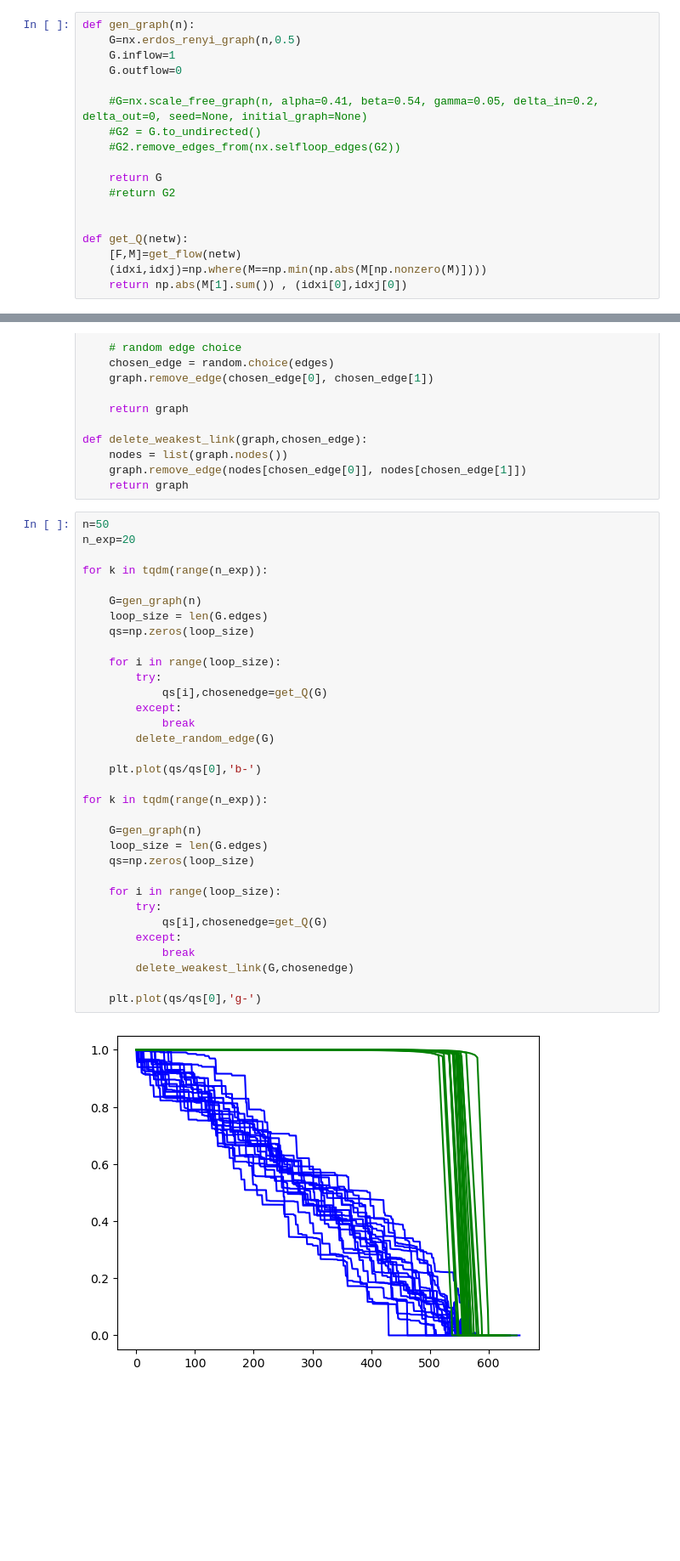
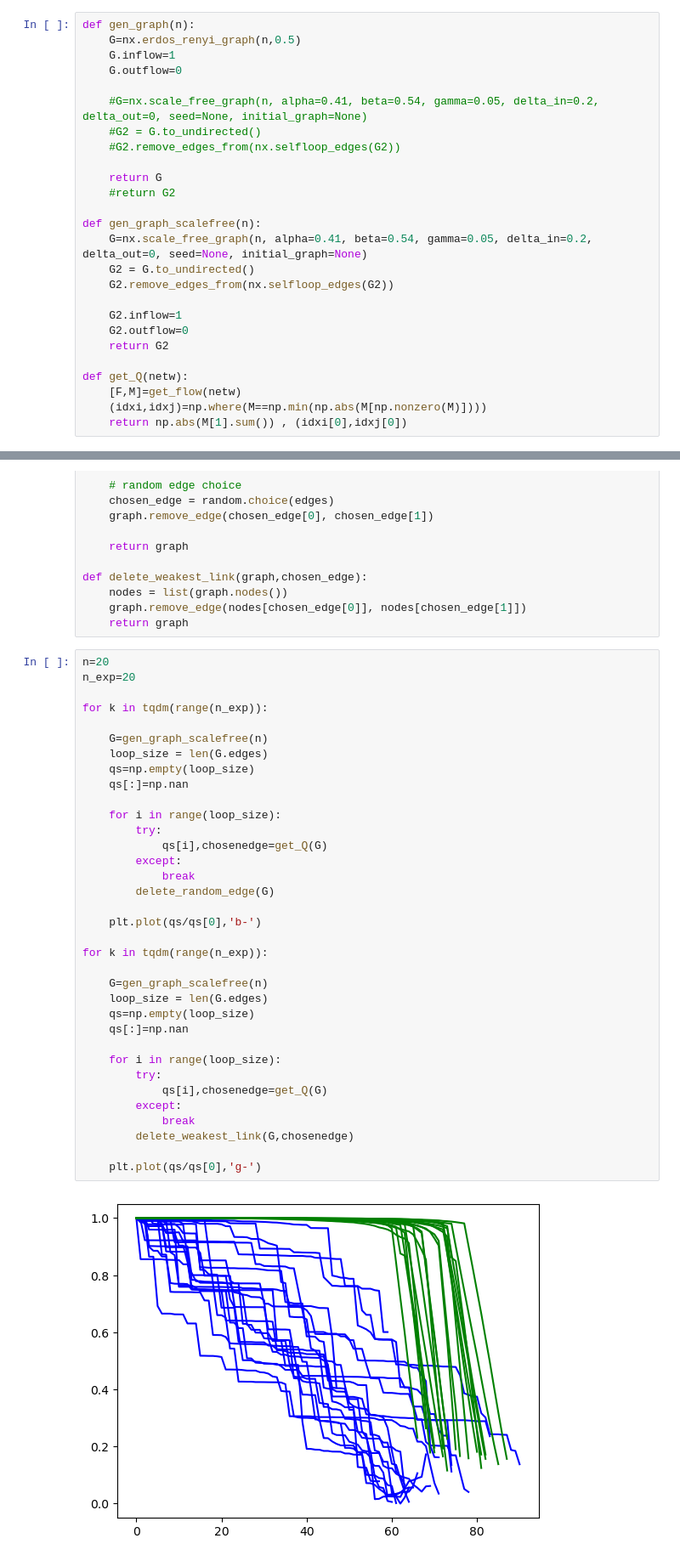
Before and after one commit to stringtherapy/hackathon, a Jupyter notebook: submission/classical_example.ipynb, the cells around one changed output, grey strips where cells are left out. Shown at 85% size. Saved outputs shown, nothing was run; the diff lists cells and outputs as text; blank space fills up the shorter version.

Commit message:
doing the same with scale-free graphs

```diff
--- a/submission/classical_example.ipynb
+++ b/submission/classical_example.ipynb
@@ -132,6 +132,14 @@ def gen_graph(n):
     return G
     #return G2
 
+def gen_graph_scalefree(n):
+    G=nx.scale_free_graph(n, alpha=0.41, beta=0.54, gamma=0.05, delta_in=0.2, delta_out=0, seed=None, initial_graph=None)
+    G2 = G.to_undirected()
+    G2.remove_edges_from(nx.selfloop_edges(G2))
+
+    G2.inflow=1
+    G2.outflow=0
+    return G2
 
 def get_Q(netw):
     [F,M]=get_flow(netw)
@@ -176,37 +184,39 @@ def delete_weakest_link(graph,chosen_edge):
     graph.remove_edge(nodes[chosen_edge[0]], nodes[chosen_edge[1]])
     return graph
 # %%
-n=50
+n=20
 n_exp=20
 
 for k in tqdm(range(n_exp)):
 
-    G=gen_graph(n)
+    G=gen_graph_scalefree(n)
     loop_size = len(G.edges)
-    qs=np.zeros(loop_size)
+    qs=np.empty(loop_size)
+    qs[:]=np.nan
 
     for i in range(loop_size):
         try:
             qs[i],chosenedge=get_Q(G)
         except:
             break
         delete_random_edge(G)
 
     plt.plot(qs/qs[0],'b-')
 
 for k in tqdm(range(n_exp)):
 
-    G=gen_graph(n)
+    G=gen_graph_scalefree(n)
     loop_size = len(G.edges)
-    qs=np.zeros(loop_size)
+    qs=np.empty(loop_size)
+    qs[:]=np.nan
 
     for i in range(loop_size):
         try:
             qs[i],chosenedge=get_Q(G)
         except:
             break
         delete_weakest_link(G,chosenedge)
 
     plt.plot(qs/qs[0],'g-')
 # %% [output]
-[figure, old version]
+[figure, new version]
```
Also changed, not shown: parts of 5 cells of this notebook.
